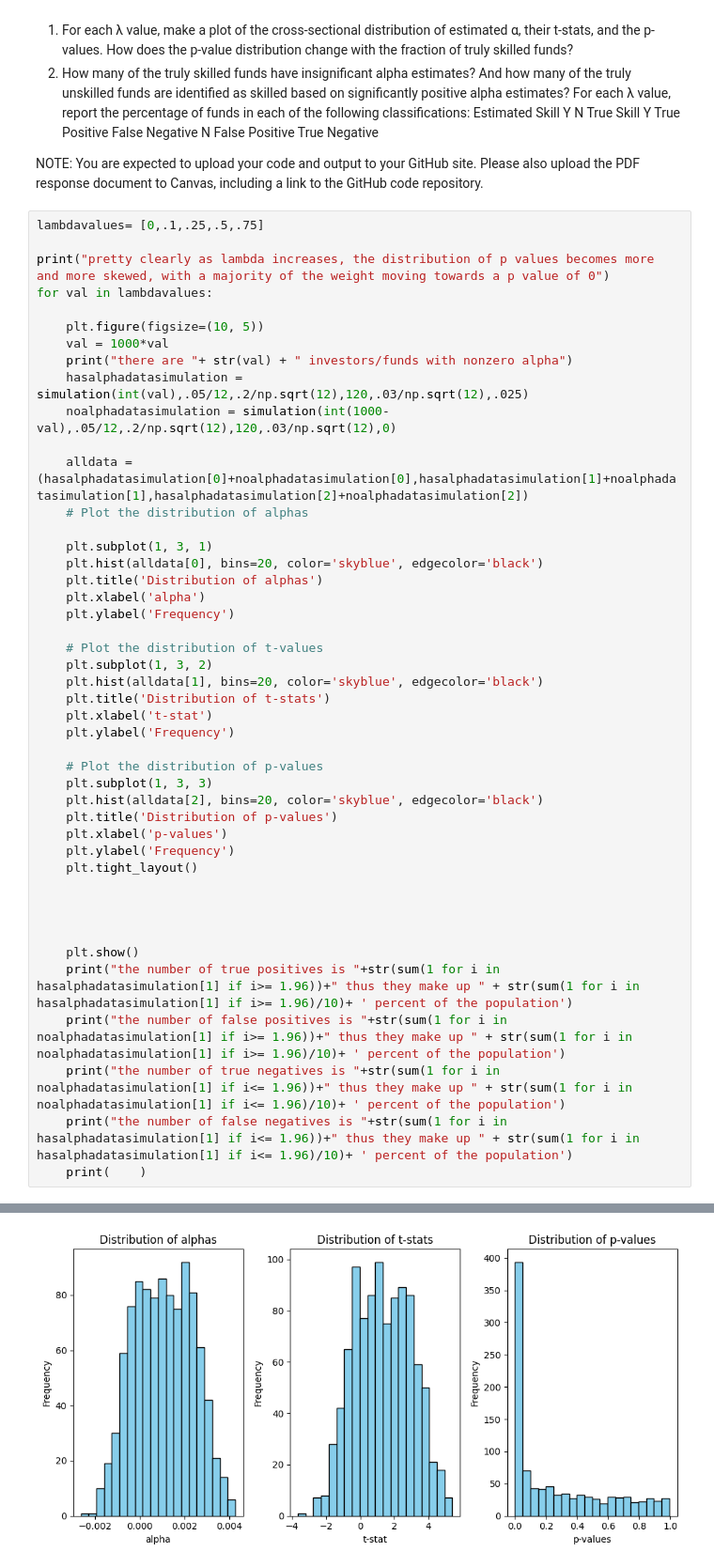
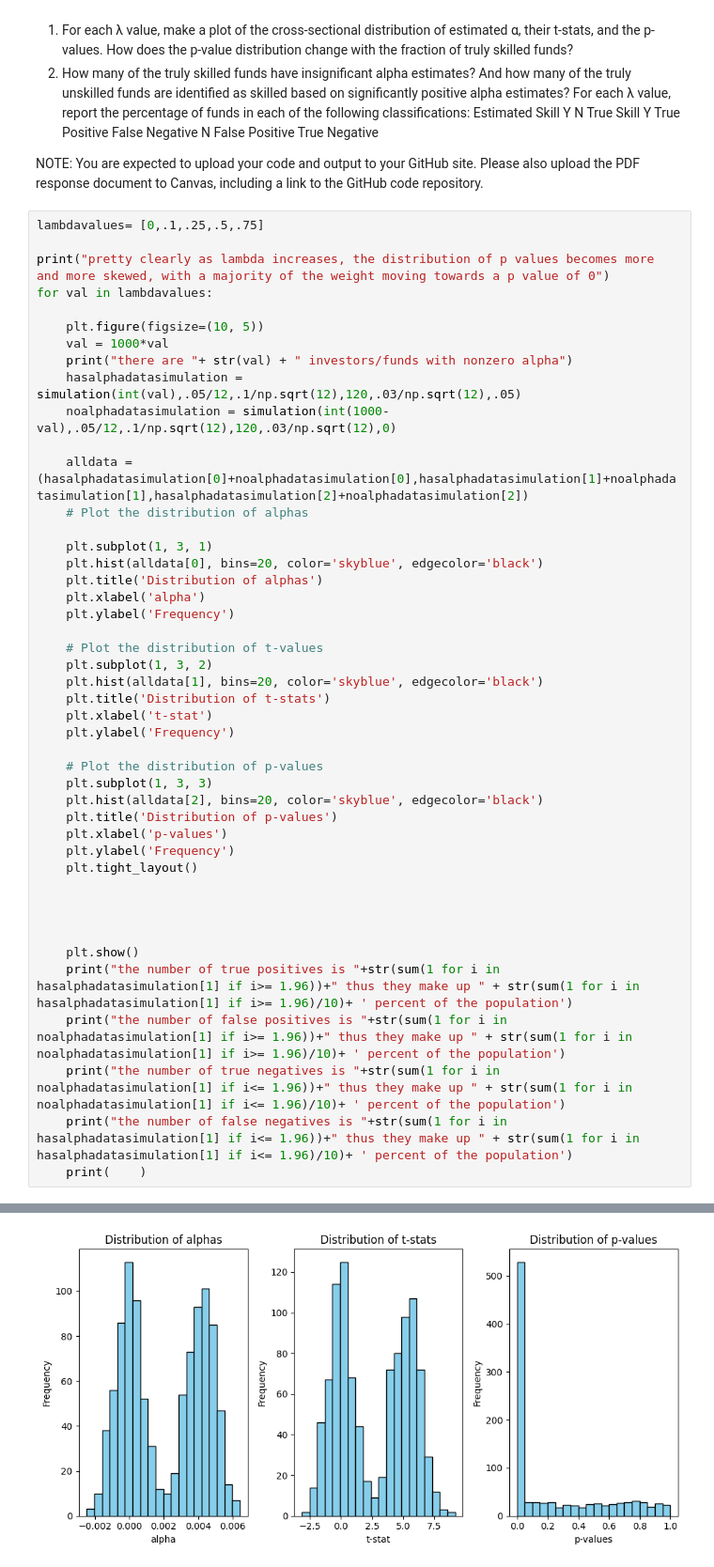
Before and after one commit to 2xra/asset-pricing-replications, a Jupyter notebook: assignment1.ipynb, the cells around one changed output, grey strips where cells are left out. Shown at 94% size. Drawn from its saved outputs; the diff is of its cells as text.

```diff
--- a/assignment1.ipynb
+++ b/assignment1.ipynb
@@ -116,8 +116,8 @@ for val in lambdavalues:
     plt.figure(figsize=(10, 5))
     val = 1000*val
     print("there are "+ str(val) + " investors/funds with nonzero alpha")
-    hasalphadatasimulation = simulation(int(val),.05/12,.2/np.sqrt(12),120,.03/np.sqrt(12),.025)
-    noalphadatasimulation = simulation(int(1000-val),.05/12,.2/np.sqrt(12),120,.03/np.sqrt(12),0)
+    hasalphadatasimulation = simulation(int(val),.05/12,.1/np.sqrt(12),120,.03/np.sqrt(12),.05)
+    noalphadatasimulation = simulation(int(1000-val),.05/12,.1/np.sqrt(12),120,.03/np.sqrt(12),0)
 
     alldata = (hasalphadatasimulation[0]+noalphadatasimulation[0],hasalphadatasimulation[1]+noalphadatasimulation[1],hasalphadatasimulation[2]+noalphadatasimulation[2])
     # Plot the distribution of alphas
@@ -177,3 +177,3 @@ the number of false negatives is 62 thus they make up 6.2 percent of the populat
 
 there are 500.0 investors/funds with nonzero alpha
-[figure, old version]
+[figure, new version]
```
Also changed, not shown: parts of 2 cells of this notebook.
